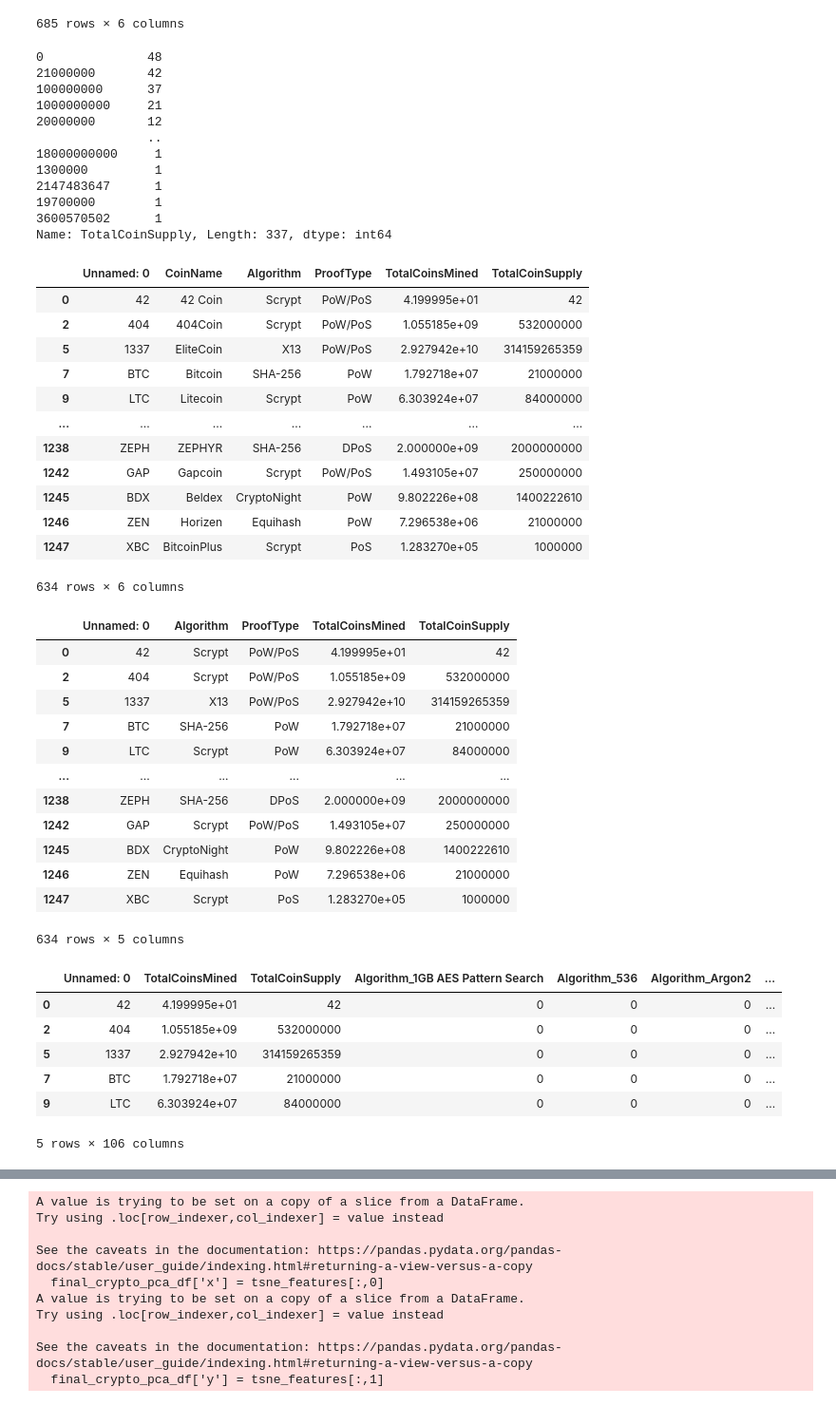
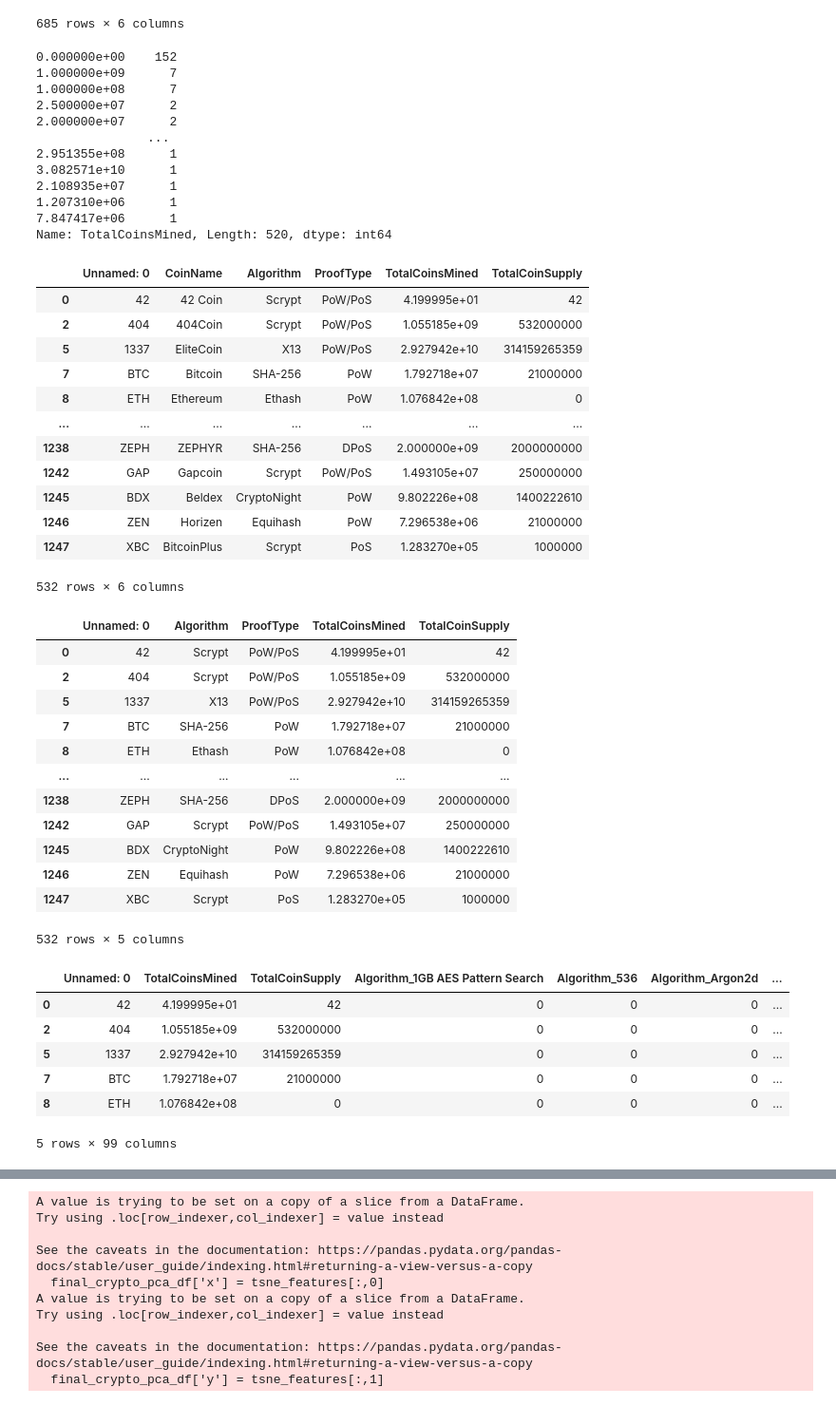
Before and after one commit to cgardner1388/Unsupervised-Machine-Learning, a Jupyter notebook: Untitled.ipynb, the cells around one changed output, grey strips where cells are left out. Shown at 95% size. Saved outputs shown, nothing was run; the diff lists cells and outputs as text; code cells hidden in the pictures.

```diff
--- a/Untitled.ipynb
+++ b/Untitled.ipynb
@@ -80,38 +80,38 @@ crypto_trading_dropna_df
 685 rows × 6 columns
 # %%
 #48 Rows with zero
-crypto_trading_dropna_df['TotalCoinSupply'].value_counts()
+crypto_trading_dropna_df['TotalCoinsMined'].value_counts()
 # %% [output]
-0              48
-21000000       42
-100000000      37
-1000000000     21
-20000000       12
-               ..
-18000000000     1
-1300000         1
-2147483647      1
-19700000        1
-3600570502      1
-Name: TotalCoinSupply, Length: 337, dtype: int64
+0.000000e+00    152
+1.000000e+09      7
+1.000000e+08      7
+2.500000e+07      2
+2.000000e+07      2
+               ...
+2.951355e+08      1
+3.082571e+10      1
+2.108935e+07      1
+1.207310e+06      1
+7.847417e+06      1
+Name: TotalCoinsMined, Length: 520, dtype: int64
 # %%
-#Remove anything with a zero in the TotalCoinSupply column
-cleaned_crypto_df = crypto_trading_dropna_df.loc[crypto_trading_dropna_df['TotalCoinSupply'] > '0']
+#Remove anything with a zero in the Total Coins Mined column
+cleaned_crypto_df = crypto_trading_dropna_df.loc[crypto_trading_dropna_df['TotalCoinsMined'] > 0]
 cleaned_crypto_df
 # %% [output]
 |  | Unnamed: 0 | CoinName | Algorithm | ProofType | TotalCoinsMined | TotalCoinSupply |
 | 0 | 42 | 42 Coin | Scrypt | PoW/PoS | 4.199995e+01 | 42 |
 | 2 | 404 | 404Coin | Scrypt | PoW/PoS | 1.055185e+09 | 532000000 |
 | 5 | 1337 | EliteCoin | X13 | PoW/PoS | 2.927942e+10 | 314159265359 |
 | 7 | BTC | Bitcoin | SHA-256 | PoW | 1.792718e+07 | 21000000 |
-| 9 | LTC | Litecoin | Scrypt | PoW | 6.303924e+07 | 84000000 |
+| 8 | ETH | Ethereum | Ethash | PoW | 1.076842e+08 | 0 |
 | ... | ... | ... | ... | ... | ... | ... |
 | 1238 | ZEPH | ZEPHYR | SHA-256 | DPoS | 2.000000e+09 | 2000000000 |
 | 1242 | GAP | Gapcoin | Scrypt | PoW/PoS | 1.493105e+07 | 250000000 |
 | 1245 | BDX | Beldex | CryptoNight | PoW | 9.802226e+08 | 1400222610 |
 | 1246 | ZEN | Horizen | Equihash | PoW | 7.296538e+06 | 21000000 |
 | 1247 | XBC | BitcoinPlus | Scrypt | PoS | 1.283270e+05 | 1000000 |
-634 rows × 6 columns
+532 rows × 6 columns
 # %%
 #Remove the column CoinName
 final_cleaned_crypto_df= cleaned_crypto_df.drop(columns=['CoinName'])
@@ -122,27 +122,27 @@ final_cleaned_crypto_df
 | 2 | 404 | Scrypt | PoW/PoS | 1.055185e+09 | 532000000 |
 | 5 | 1337 | X13 | PoW/PoS | 2.927942e+10 | 314159265359 |
 | 7 | BTC | SHA-256 | PoW | 1.792718e+07 | 21000000 |
-| 9 | LTC | Scrypt | PoW | 6.303924e+07 | 84000000 |
+| 8 | ETH | Ethash | PoW | 1.076842e+08 | 0 |
 | ... | ... | ... | ... | ... | ... |
 | 1238 | ZEPH | SHA-256 | DPoS | 2.000000e+09 | 2000000000 |
 | 1242 | GAP | Scrypt | PoW/PoS | 1.493105e+07 | 250000000 |
 | 1245 | BDX | CryptoNight | PoW | 9.802226e+08 | 1400222610 |
 | 1246 | ZEN | Equihash | PoW | 7.296538e+06 | 21000000 |
 | 1247 | XBC | Scrypt | PoS | 1.283270e+05 | 1000000 |
-634 rows × 5 columns
+532 rows × 5 columns
 # %%
 ###convert the remaining features with text values, `Algorithm` and `ProofType`, into numerical data. To accomplish this task, use Pandas to create dummy variables. Examine the number of rows and columns of your dataset now. How did they change?
 ###Standardize your dataset so that columns that contain larger values do not unduly influence the outcome.
 cleaned_crypto_ml_df = pd.get_dummies(data=final_cleaned_crypto_df, columns=['Algorithm', 'ProofType'])
 cleaned_crypto_ml_df.head()
 # %% [output]
-|  | Unnamed: 0 | TotalCoinsMined | TotalCoinSupply | Algorithm_1GB AES Pattern Search | Algorithm_536 | Algorithm_Argon2 | ... |
+|  | Unnamed: 0 | TotalCoinsMined | TotalCoinSupply | Algorithm_1GB AES Pattern Search | Algorithm_536 | Algorithm_Argon2d | ... |
 | 0 | 42 | 4.199995e+01 | 42 | 0 | 0 | 0 | ... |
 | 2 | 404 | 1.055185e+09 | 532000000 | 0 | 0 | 0 | ... |
 | 5 | 1337 | 2.927942e+10 | 314159265359 | 0 | 0 | 0 | ... |
 | 7 | BTC | 1.792718e+07 | 21000000 | 0 | 0 | 0 | ... |
-| 9 | LTC | 6.303924e+07 | 84000000 | 0 | 0 | 0 | ... |
+| 8 | ETH | 1.076842e+08 | 0 | 0 | 0 | 0 | ... |
-5 rows × 106 columns
+5 rows × 99 columns
 # %%
 final_cleaned_crypto_ml_df = cleaned_crypto_ml_df.set_index('Unnamed: 0')
 final_cleaned_crypto_ml_df
```
Also changed, not shown: parts of 7 cells of this notebook.
